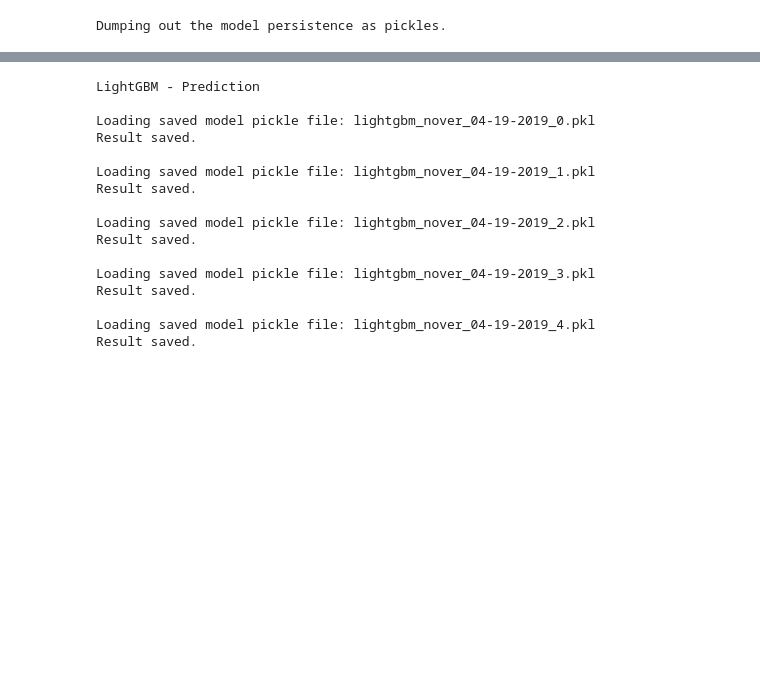
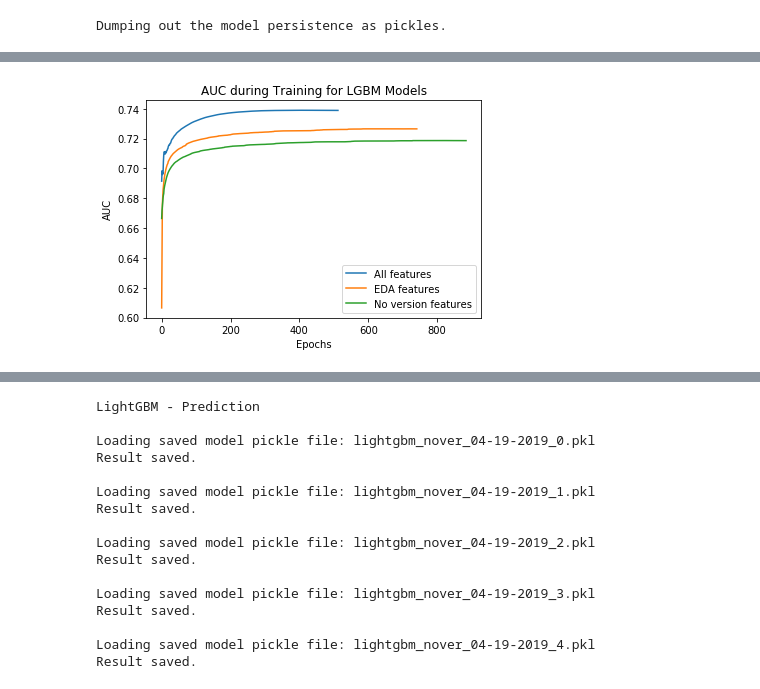
Before and after one commit to jenniferyuaggie/MARTHA, a Jupyter notebook: Models/Light-GBM-Tuning.ipynb, the cells around one changed output, grey strips where cells are left out. Saved outputs shown, nothing was run; the diff lists cells and outputs as text; code cells hidden in the pictures; blank space fills up the shorter version.

Commit message:
New content added to tuning

```diff
--- a/Models/Light-GBM-Tuning.ipynb
+++ b/Models/Light-GBM-Tuning.ipynb
@@ -714,0 +723,17 @@ Dumping out the model persistence as pickles.
+# %%
+# load three sample models
+folder_path = '/content/gdrive/My Drive/Coding experiment/MARTHA/Models/Checkpoints'
+lgb_dict = {
+    'lgb_baseline': 'lightgbm_04-05-2019_0.pkl',
+    'lgb_eda': 'lightgbm_EDA_04-26-2019_0.pkl',
+    'lgb_nover': 'lightgbm_nover_04-26-2019_0.pkl'
+}
+lgb_model_list = []
+
+for key in lgb_dict:
+  print("Loading saved model pickle file:",key)
+  saved_model_path = join(folder_path,lgb_dict[key])
+  model_name = key+'_model'
+  with open(saved_model_path, 'rb') as fin:
+    model_name = pickle.load(fin)
+  lgb_model_list.append(model_name)
@@ -714,0 +765,11 @@ Dumping out the model persistence as pickles.
+# %%
+plt.plot(lgb_model_list[0].evals_result_['valid_0']['auc'], label='All features')
+plt.plot(lgb_model_list[1].evals_result_['valid_0']['auc'], label='EDA features')
+plt.plot(lgb_model_list[2].evals_result_['valid_0']['auc'], label='No version features')
+plt.title('AUC during Training for LGBM Models')
+plt.xlabel('Epochs')
+plt.ylabel('AUC')
+plt.legend(loc='best')
+plt.show()
+# %% [output]
+[figure, added]
```
Also changed, not shown: parts of 11 cells of this notebook.
